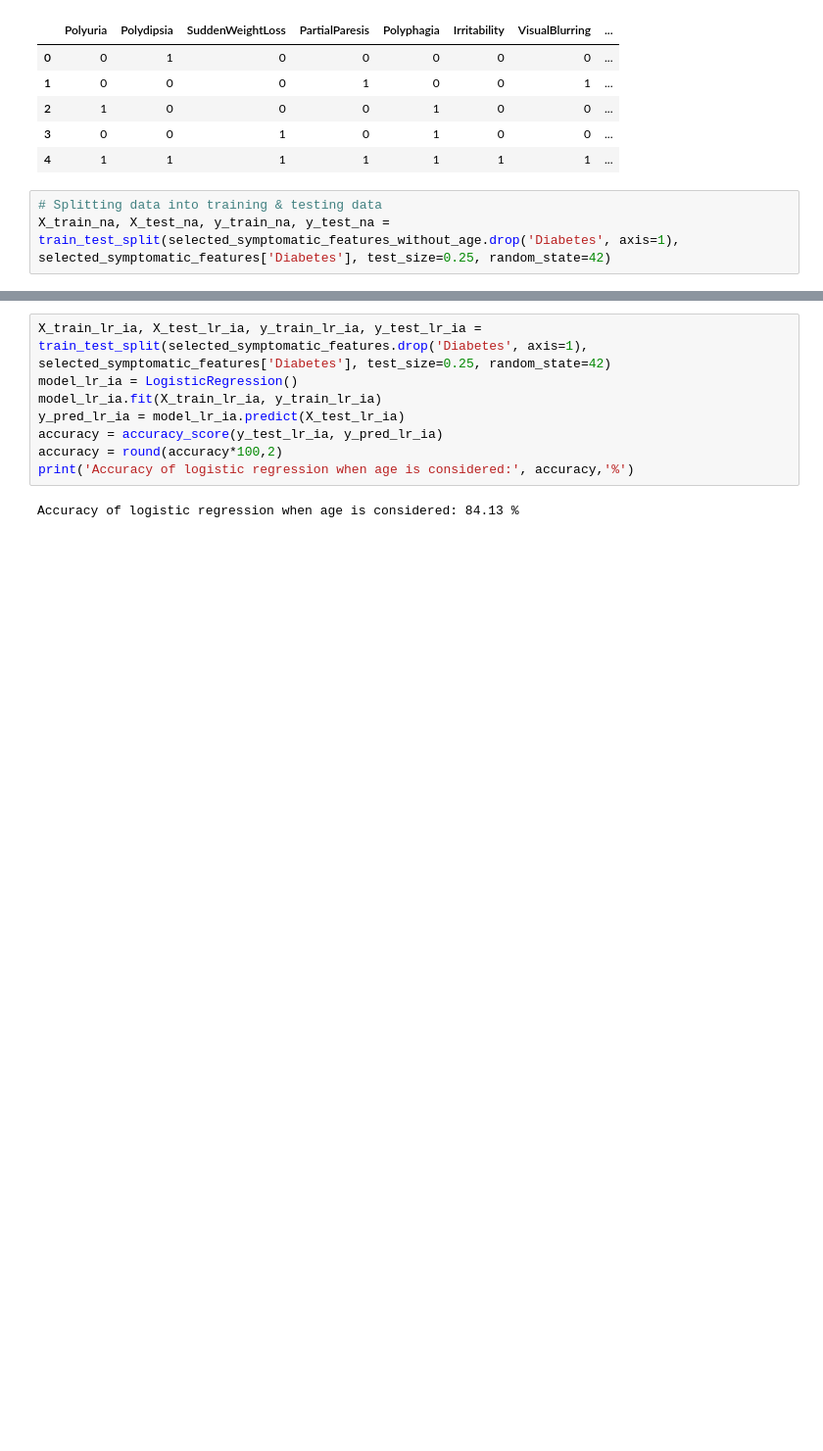
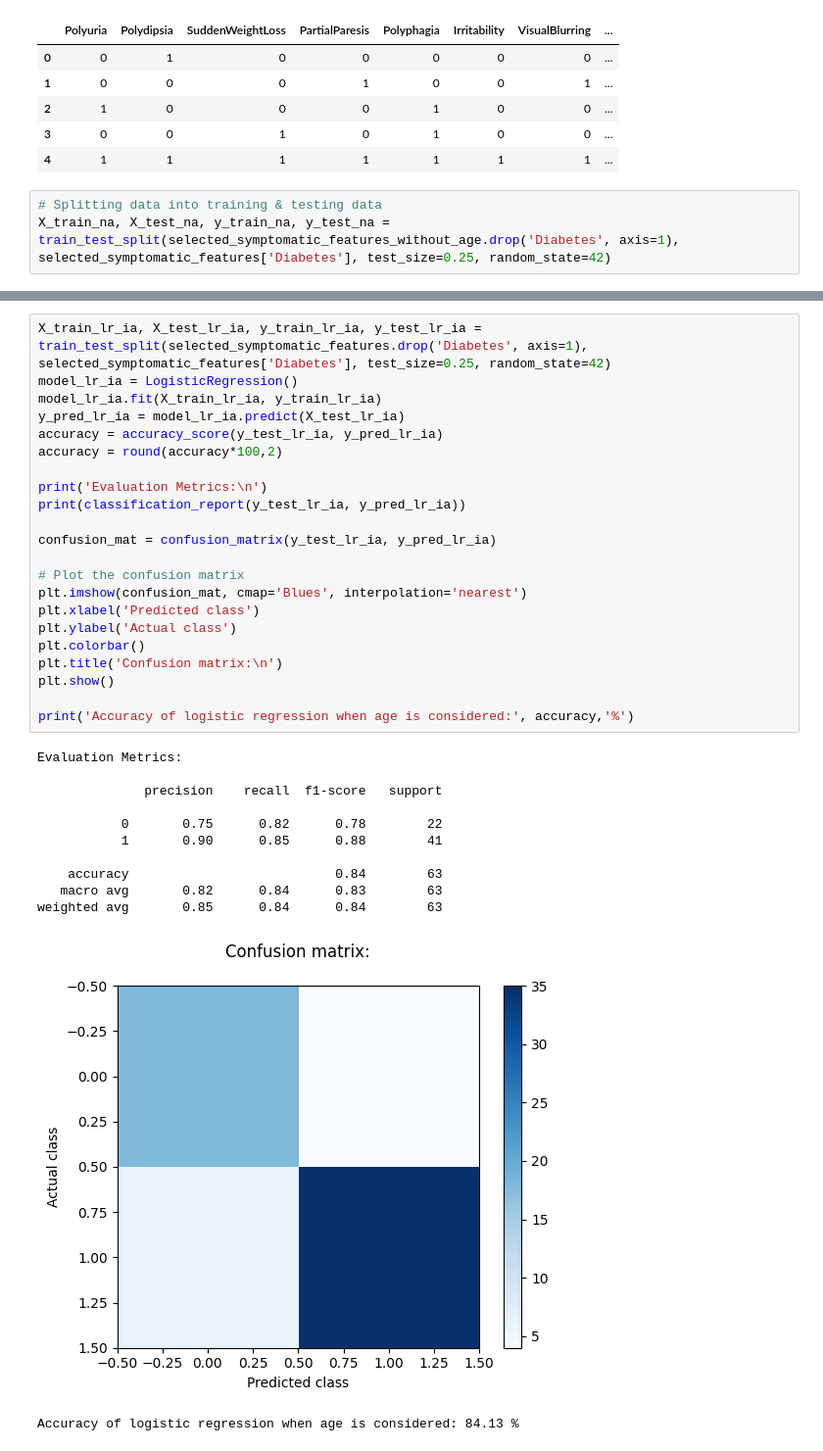
Before and after one commit to pdpavandesai/MergingDiabetesData, a Jupyter notebook: DuttaDatasetAnalysis.ipynb, the cells around one changed output, grey strips where cells are left out. Shown at 98% size. Cells and saved outputs as stored; diff of their text form; blank space fills up the shorter version.

```diff
--- a/DuttaDatasetAnalysis.ipynb
+++ b/DuttaDatasetAnalysis.ipynb
@@ -623,13 +624,38 @@ Recommended below medical tests:
 # %%
 X_train_lr_ia, X_test_lr_ia, y_train_lr_ia, y_test_lr_ia = train_test_split(selected_symptomatic_features.drop('Diabetes', axis=1), selected_symptomatic_features['Diabetes'], test_size=0.25, random_state=42)
 model_lr_ia = LogisticRegression()
 model_lr_ia.fit(X_train_lr_ia, y_train_lr_ia)
 y_pred_lr_ia = model_lr_ia.predict(X_test_lr_ia)
 accuracy = accuracy_score(y_test_lr_ia, y_pred_lr_ia)
 accuracy = round(accuracy*100,2)
+
+print('Evaluation Metrics:\n')
+print(classification_report(y_test_lr_ia, y_pred_lr_ia))
+
+confusion_mat = confusion_matrix(y_test_lr_ia, y_pred_lr_ia)
+
+# Plot the confusion matrix
+plt.imshow(confusion_mat, cmap='Blues', interpolation='nearest')
+plt.xlabel('Predicted class')
+plt.ylabel('Actual class')
+plt.colorbar()
+plt.title('Confusion matrix:\n')
+plt.show()
+
 print('Accuracy of logistic regression when age is considered:', accuracy,'%')
 # %% [output]
-Accuracy of logistic regression when age is considered: 84.13 %
+Evaluation Metrics:
+
+              precision    recall  f1-score   support
+
+           0       0.75      0.82      0.78        22
+           1       0.90      0.85      0.88        41
+
+    accuracy                           0.84        63
+   macro avg       0.82      0.84      0.83        63
+weighted avg       0.85      0.84      0.84        63
+[figure, added]
+Accuracy of logistic regression when age is considered: 84.13 %
 # %%
 X_train_lr_na, X_test_lr_na, y_train_lr_na, y_test_lr_na = train_test_split(selected_symptomatic_features_without_age.drop('Diabetes', axis=1), selected_symptomatic_features_without_age['Diabetes'], test_size=0.25, random_state=42)
 model_lr_na = LogisticRegression()
```
Also changed, not shown: parts of 9 cells of this notebook.
